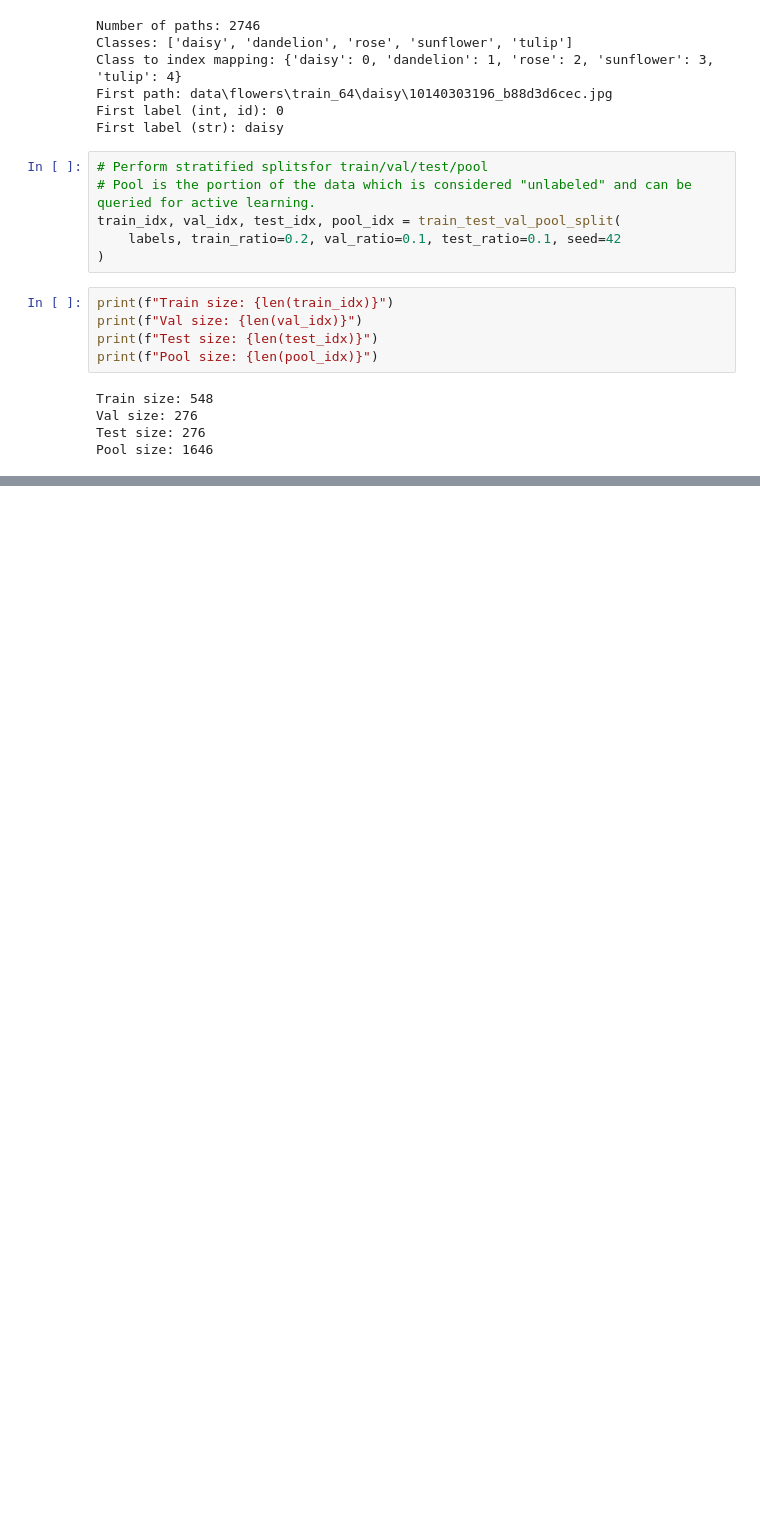
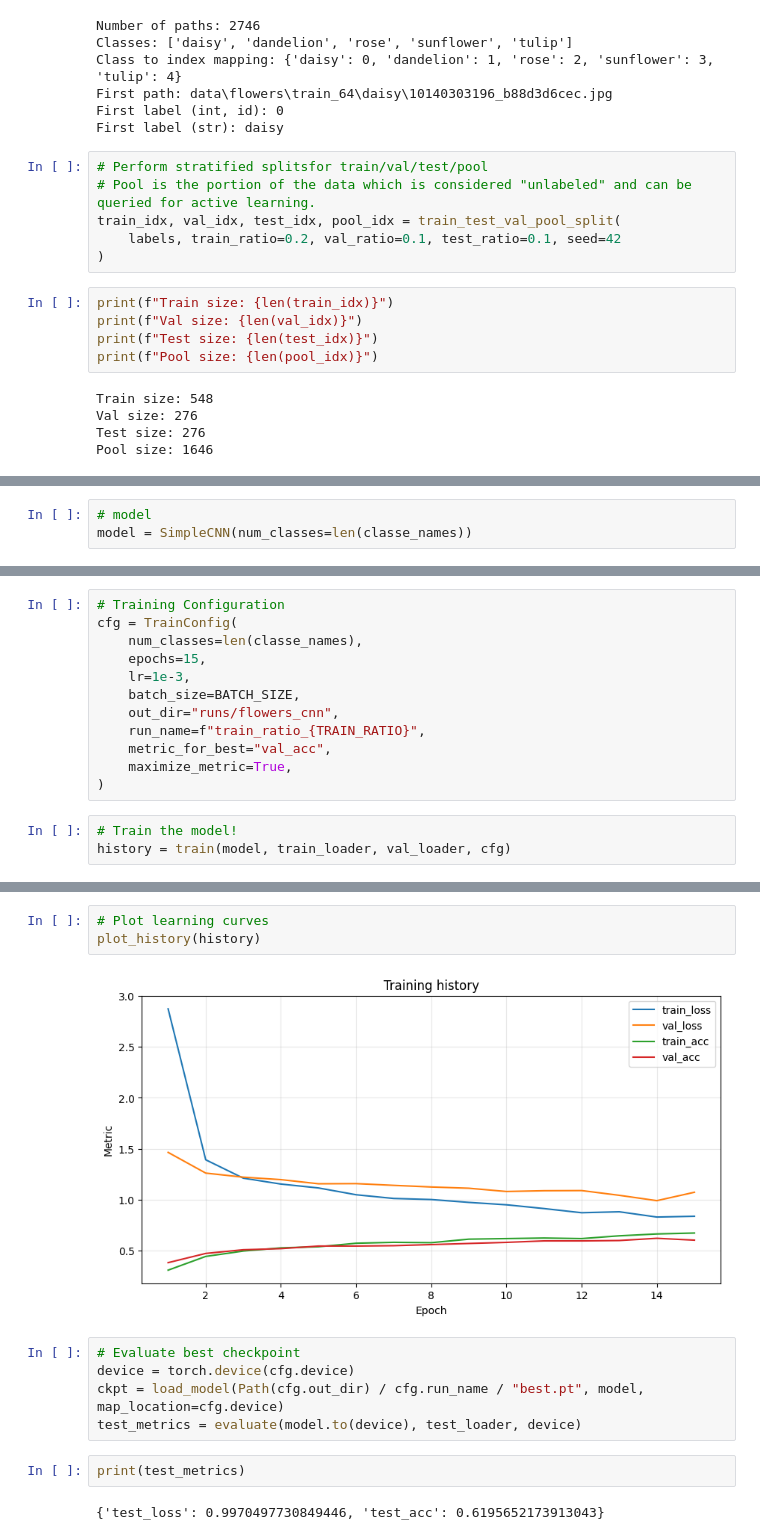
Before and after one commit to mxagar/active_learning_guide, a Jupyter notebook: active_learning.ipynb, the cells around one changed output, grey strips where cells are left out. Cells and saved outputs as stored; diff of their text form; blank space fills up the shorter version.

```diff
--- a/active_learning.ipynb
+++ b/active_learning.ipynb
@@ -121,0 +143,3 @@ visualize_batch(batch, class_names=classes, title="Validation batch")
+# %%
+# model
+model = SimpleCNN(num_classes=len(classe_names))
@@ -121,0 +182,15 @@ visualize_batch(batch, class_names=classes, title="Validation batch")
+# %%
+# Training Configuration
+cfg = TrainConfig(
+    num_classes=len(classe_names),
+    epochs=15,
+    lr=1e-3,
+    batch_size=BATCH_SIZE,
+    out_dir="runs/flowers_cnn",
+    run_name=f"train_ratio_{TRAIN_RATIO}",
+    metric_for_best="val_acc",
+    maximize_metric=True,
+)
+# %%
+# Train the model!
+history = train(model, train_loader, val_loader, cfg)
@@ -121,0 +211,14 @@ visualize_batch(batch, class_names=classes, title="Validation batch")
+# %%
+# Plot learning curves
+plot_history(history)
+# %% [output]
+[figure, added]
+# %%
+# Evaluate best checkpoint
+device = torch.device(cfg.device)
+ckpt = load_model(Path(cfg.out_dir) / cfg.run_name / "best.pt", model, map_location=cfg.device)
+test_metrics = evaluate(model.to(device), test_loader, device)
+# %%
+print(test_metrics)
+# %% [output]
+{'test_loss': 0.9970497730849446, 'test_acc': 0.6195652173913043}
```
Also changed, not shown: parts of 20 cells of this notebook, 3 other files.
